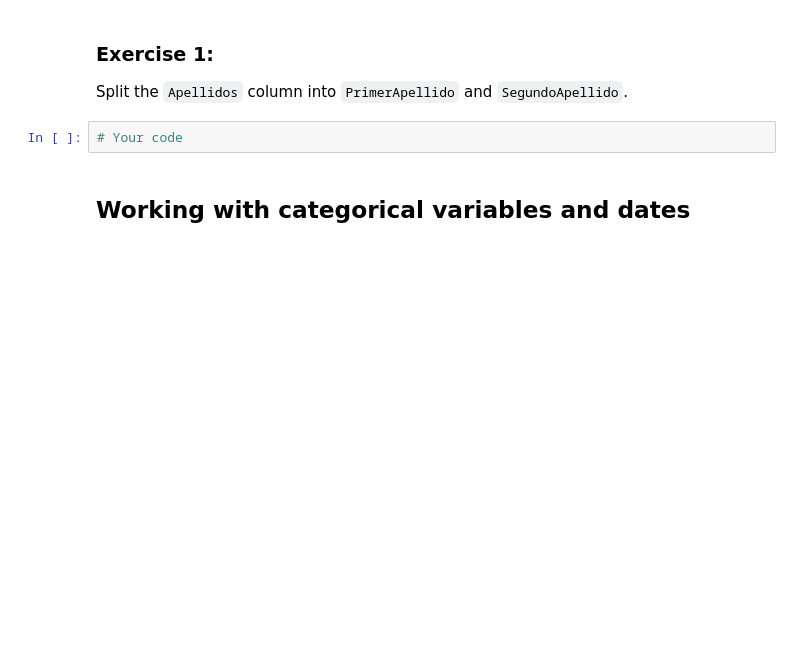
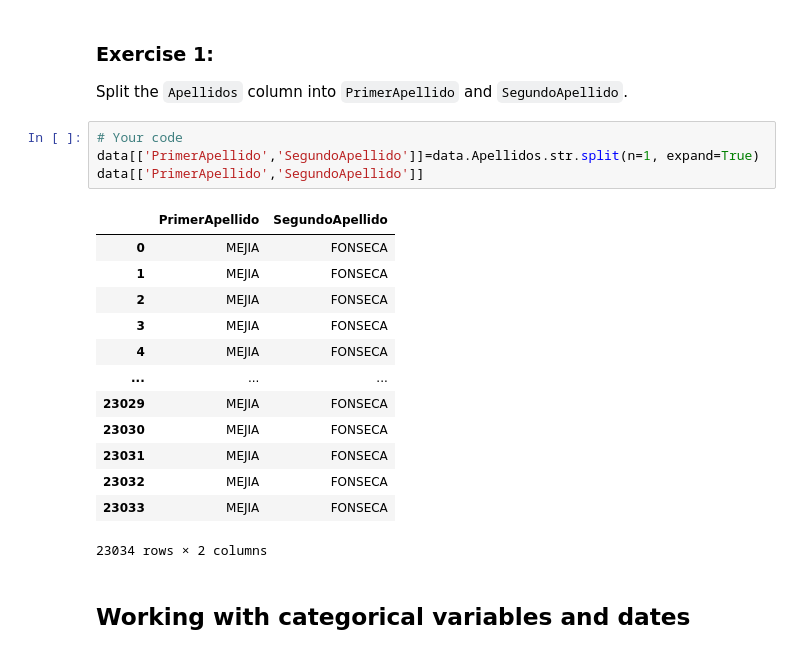
Before and after one commit to AndersonDGueC/data_science_proyects, a Jupyter notebook: data_transformation_bootcamp/data_transformation.ipynb, the cells around one changed output. Drawn from its saved outputs; the diff is of its cells as text; blank space fills up the shorter version.

Commit message:
end data transformation

```diff
--- a/data_transformation_bootcamp/data_transformation.ipynb
+++ b/data_transformation_bootcamp/data_transformation.ipynb
@@ -84,8 +108,24 @@ data[['Nombres','PrimerNombre','SegundoNombre']].head().append(data[['Nombres','
 ### Exercise 1:
 
 Split the `Apellidos` column into `PrimerApellido` and `SegundoApellido`.
-# %%
-# Your code
+# %%
+# Your code
+data[['PrimerApellido','SegundoApellido']]=data.Apellidos.str.split(n=1, expand=True)
+data[['PrimerApellido','SegundoApellido']]
+# %% [output]
+|  | PrimerApellido | SegundoApellido |
+| 0 | MEJIA | FONSECA |
+| 1 | MEJIA | FONSECA |
+| 2 | MEJIA | FONSECA |
+| 3 | MEJIA | FONSECA |
+| 4 | MEJIA | FONSECA |
+| ... | ... | ... |
+| 23029 | MEJIA | FONSECA |
+| 23030 | MEJIA | FONSECA |
+| 23031 | MEJIA | FONSECA |
+| 23032 | MEJIA | FONSECA |
+| 23033 | MEJIA | FONSECA |
+23034 rows × 2 columns
 # %% [markdown]
 ## Working with categorical variables and dates
 # %% [markdown]
```
Also changed, not shown: parts of 43 cells of this notebook.
